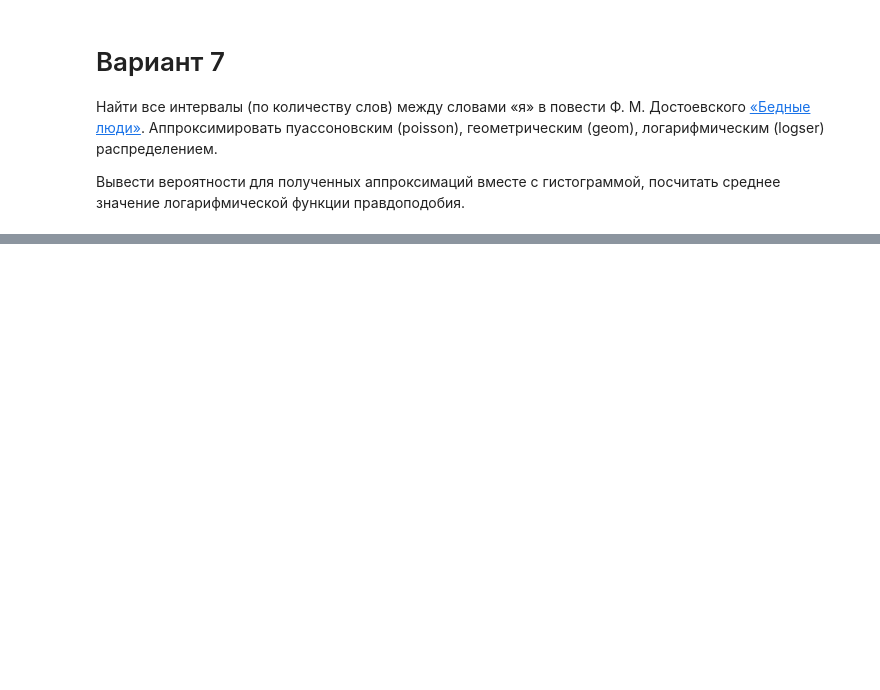
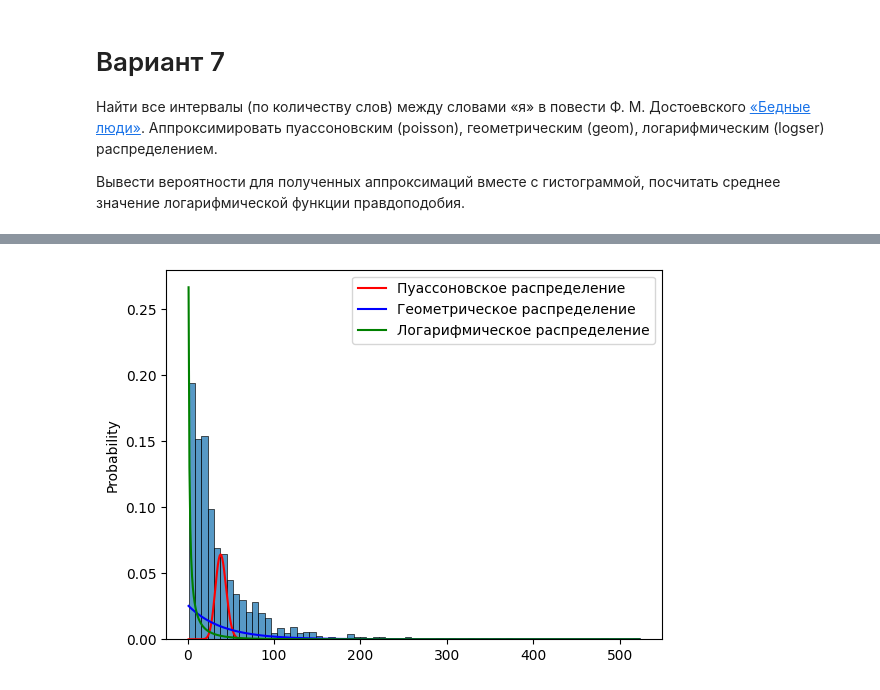
Before and after one commit to Sh0kerr/data_analysis, a Jupyter notebook: task_5/lw_5.ipynb, the cells around one changed output, grey strips where cells are left out. Cells and saved outputs as stored; diff of their text form; code cells hidden in the pictures; blank space fills up the shorter version.

```diff
--- a/task_5/lw_5.ipynb
+++ b/task_5/lw_5.ipynb
@@ -70,0 +11,89 @@ print(f'Логарифмическое распределение: {log_likeliho
+# %%
+import matplotlib.pyplot as plt
+import numpy as np
+import seaborn as sns
+from scipy.stats import geom, logser, poisson
+
+# Чтение текста из файла
+with open("book.txt", "r", encoding="utf-8") as file:
+    text = file.read()
+
+# Разделение текста на слова
+words = text.split()
+
+# Нахождение интервалов между словами "я"
+intervals = []
+last_index = -1
+
+for i, word in enumerate(words):
+    if word.lower() == "я":
+        if last_index != -1:
+            intervals.append(i - last_index - 1)
+        last_index = i
+
+# Преобразование интервалов в numpy массив
+intervals = np.array(intervals)
+
+# Аппроксимация пуассоновским распределением
+lambda_poisson = np.mean(intervals)
+poisson_dist = poisson(mu=lambda_poisson)
+
+# Аппроксимация геометрическим распределением
+p_geom = 1 / (np.mean(intervals) + 1)
+geom_dist = geom(p=p_geom)
+
+# Аппроксимация логарифмическим распределением
+p_logser = 1 - (1 / np.mean(intervals))
+logser_dist = logser(p=p_logser)
+
+sns.histplot(intervals, stat="probability")
+plt.plot(
+    np.arange(1, max(intervals) + 1),
+    poisson_dist.pmf(np.arange(1, max(intervals) + 1)),
+    "r-",
+    label="Пуассоновское распределение",
+)
+plt.plot(
+    np.arange(1, max(intervals) + 1),
+    geom_dist.pmf(np.arange(1, max(intervals) + 1)),
+    "b-",
+    label="Геометрическое распределение",
+)
+plt.plot(
+    np.arange(1, max(intervals) + 1),
+    logser_dist.pmf(np.arange(1, max(intervals) + 1)),
+    "g-",
+    label="Логарифмическое распределение",
+)
+plt.legend()
+plt.show()
+
+# На трех отдельных графиках вывести полученные распределения, а также исходную гистограмму
+fig, axes = plt.subplots(3, 1, figsize=(10, 15))
+
+sns.histplot(intervals, stat="probability", ax=axes[0])
+x = np.arange(1, max(intervals) + 1)
+axes[0].plot(x, poisson_dist.pmf(x), "r-", label="Пуассоновское распределение")
+axes[0].set_title("Пуассоновское распределение")
+
+sns.histplot(intervals, stat="probability", ax=axes[1])
+axes[1].plot(x, geom_dist.pmf(x), "b-", label="Геометрическое распределение")
+axes[1].set_title("Геометрическое распределение")
+
+sns.histplot(intervals, stat="probability", ax=axes[2])
+axes[2].plot(x, logser_dist.pmf(x), "g-", label="Логарифмическое распределение")
+axes[2].set_title("Логарифмическое распределение")
+
+plt.show()
+
+# Вычисление среднего значения логарифмической функции правдоподобия
+log_likelihood_poisson = np.mean(poisson_dist.logpmf(intervals))
+log_likelihood_geom = np.mean(geom_dist.logpmf(intervals))
+log_likelihood_logser = np.mean(logser_dist.logpmf(intervals))
+
+print("Средние значения логарифмической функции правдоподобия")
+print(f"Пуассоновское распределение: {log_likelihood_poisson:.2f}")
+print(f"Геометрическое распределение: {log_likelihood_geom:.2f}")
+print(f"Логарифмическое распределение: {log_likelihood_logser:.2f}")
+# %% [output]
+[figure, added]
```
Also changed, not shown: parts of 2 cells of this notebook, 1 other file.
